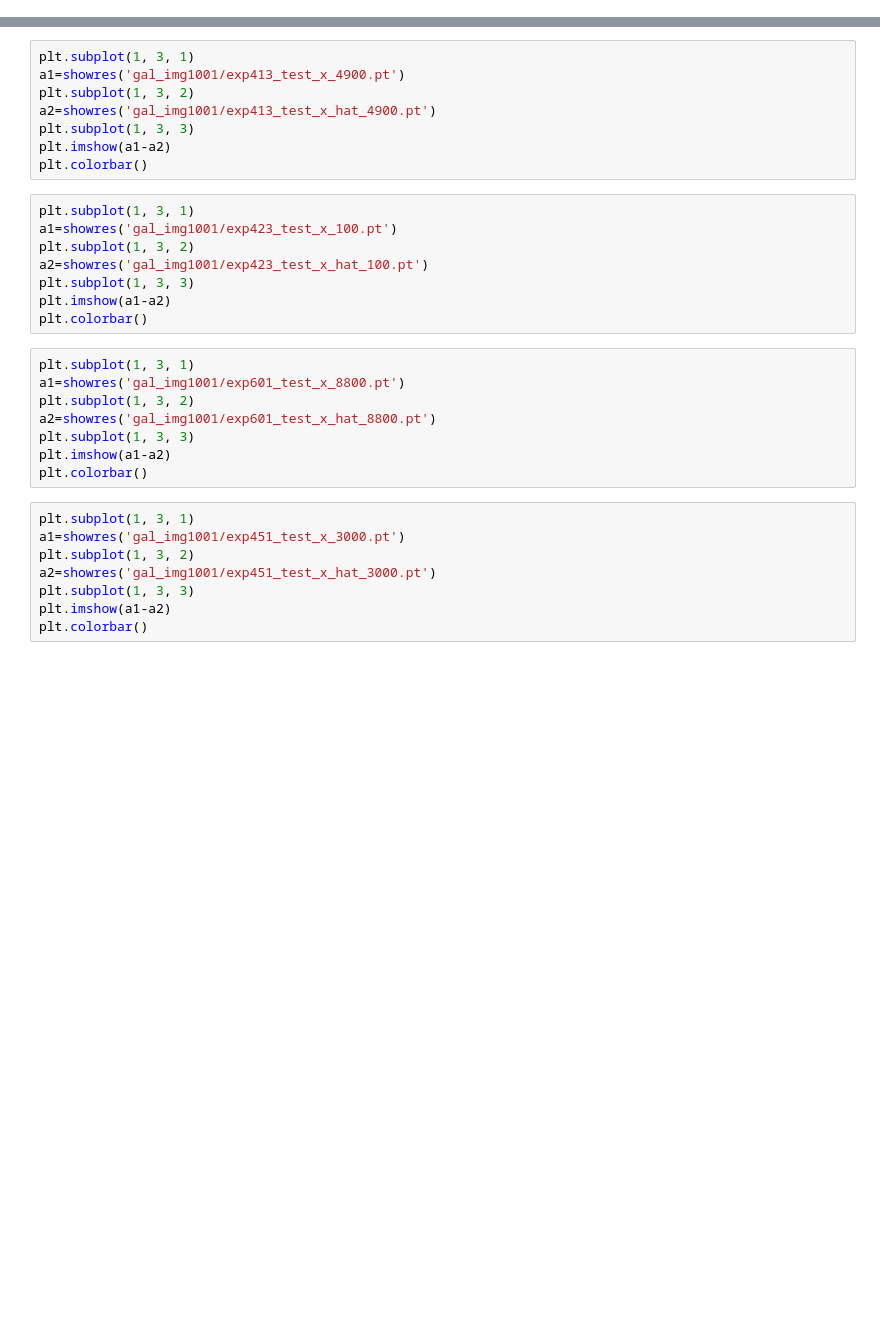
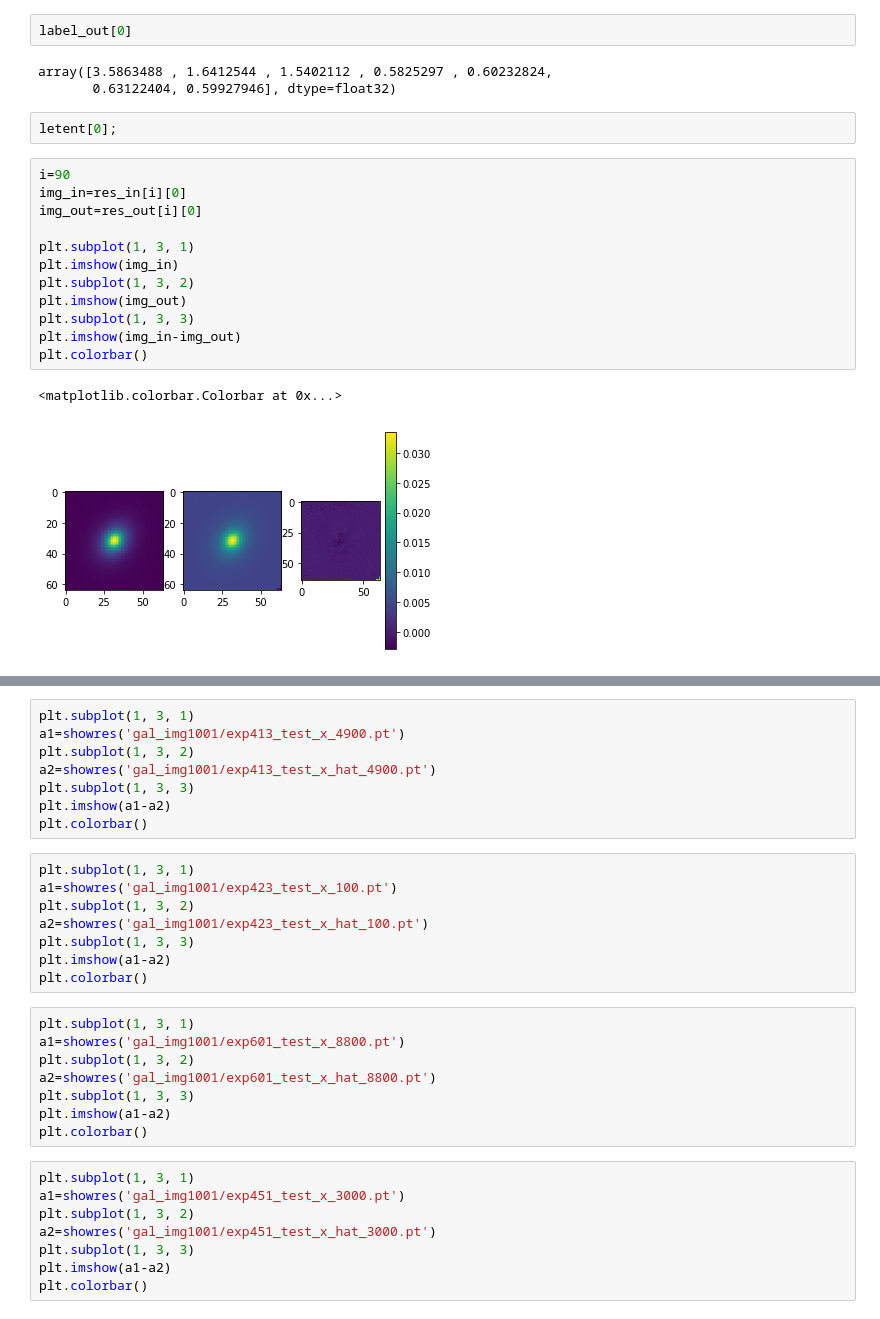
Before and after one commit to JunYinDM/GalaxyGenerativeModel, a Jupyter notebook: label/Res_1005.ipynb, the cells around one changed output, grey strips where cells are left out. Saved outputs shown, nothing was run; the diff lists cells and outputs as text; blank space fills up the shorter version.

```diff
--- a/label/Res_1005.ipynb
+++ b/label/Res_1005.ipynb
@@ -56,0 +160,22 @@ criterion_none = nn.L1Loss(reduction='none')
+# %%
+label_out[0]
+# %% [output]
+array([3.5863488 , 1.6412544 , 1.5402112 , 0.5825297 , 0.60232824,
+       0.63122404, 0.59927946], dtype=float32)
+# %%
+letent[0];
+# %%
+i=90
+img_in=res_in[i][0]
+img_out=res_out[i][0]
+
+plt.subplot(1, 3, 1)
+plt.imshow(img_in)
+plt.subplot(1, 3, 2)
+plt.imshow(img_out)
+plt.subplot(1, 3, 3)
+plt.imshow(img_in-img_out)
+plt.colorbar()
+# %% [output]
+<matplotlib.colorbar.Colorbar at 0x...>
+[figure, added]
```
Also changed, not shown: parts of 53 cells of this notebook.
